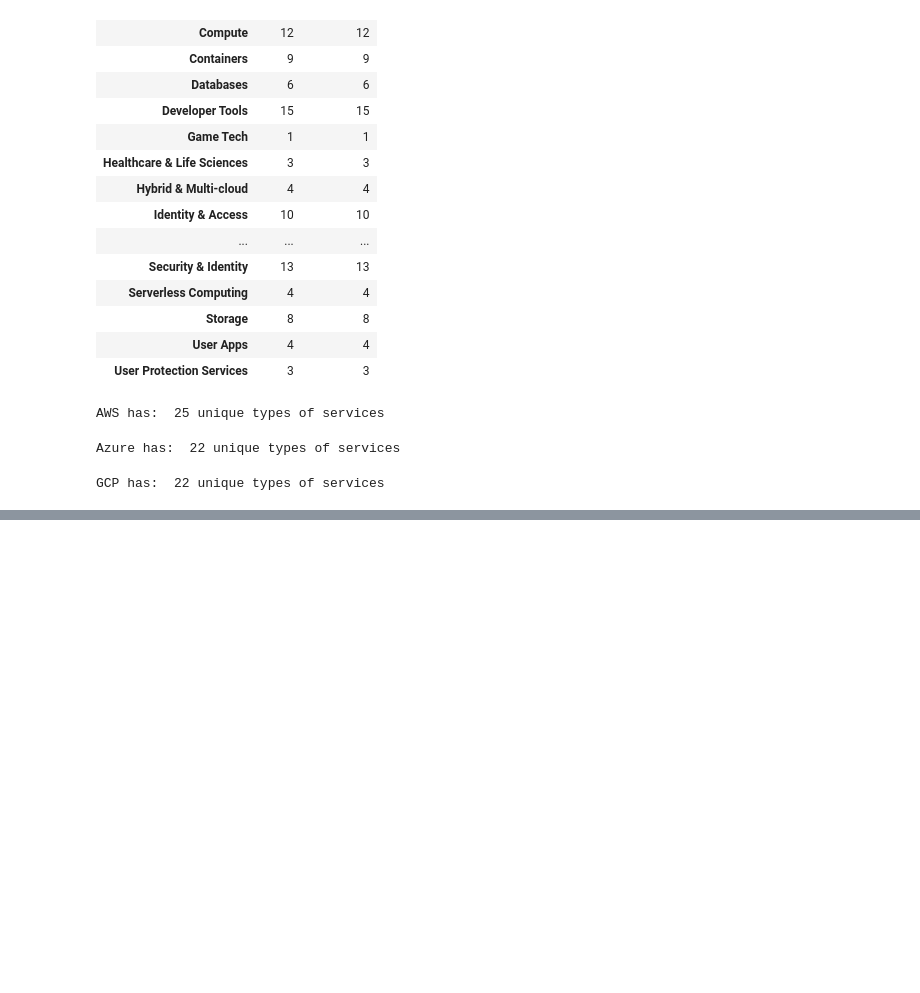
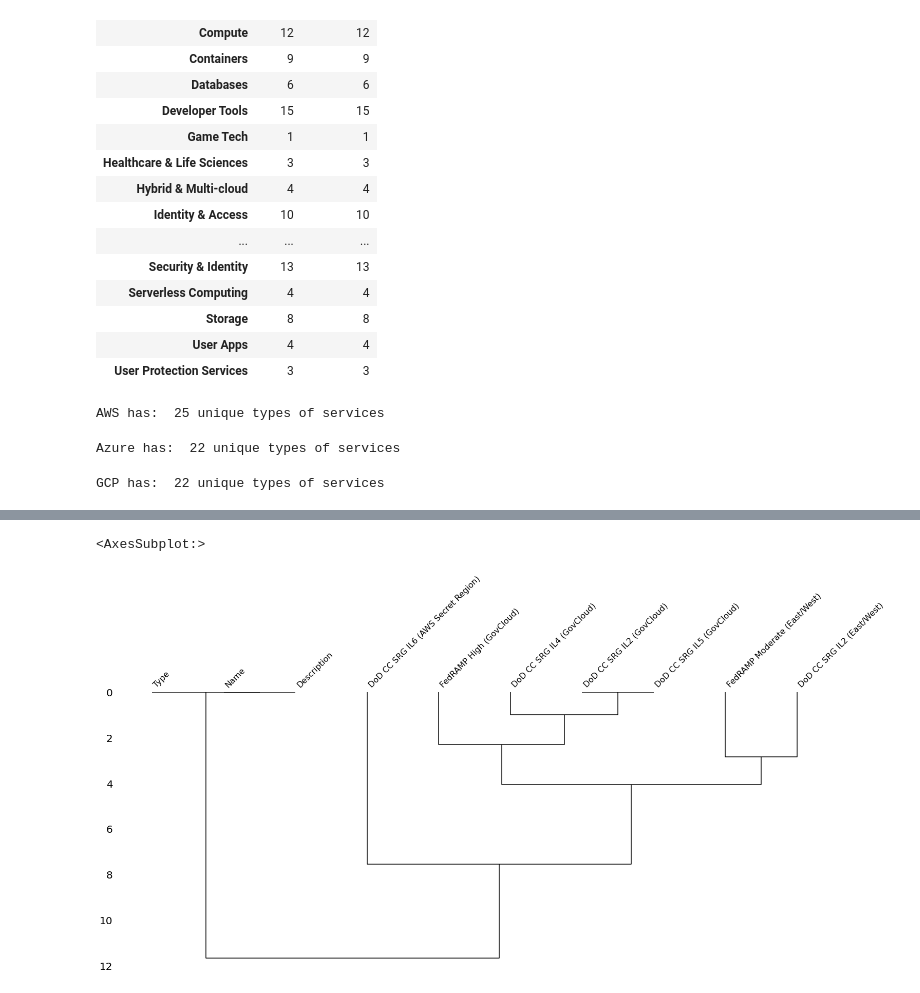
Before and after one commit to Wildertrek/AI_CMM, a Jupyter notebook: AI_CMM.ipynb, the cells around one changed output, grey strips where cells are left out. Cells and saved outputs as stored; diff of their text form; code cells hidden in the pictures; blank space fills up the shorter version.

```diff
--- a/AI_CMM.ipynb
+++ b/AI_CMM.ipynb
@@ -300,0 +383,5 @@ aws_df.groupby(['Type']).count()
+# %%
+msno.dendrogram(aws_df)
+# %% [output]
+<AxesSubplot:>
+[figure, added]
```
Also changed, not shown: parts of 19 cells of this notebook, 1 other file.
